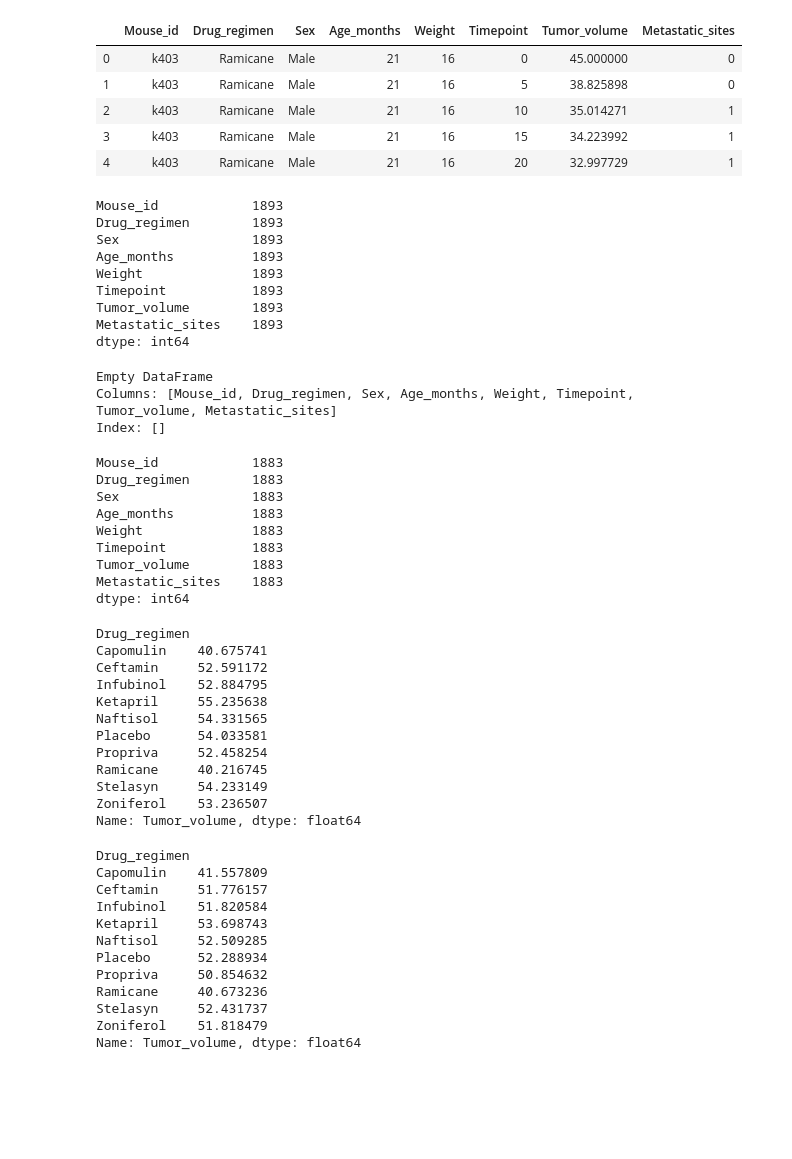
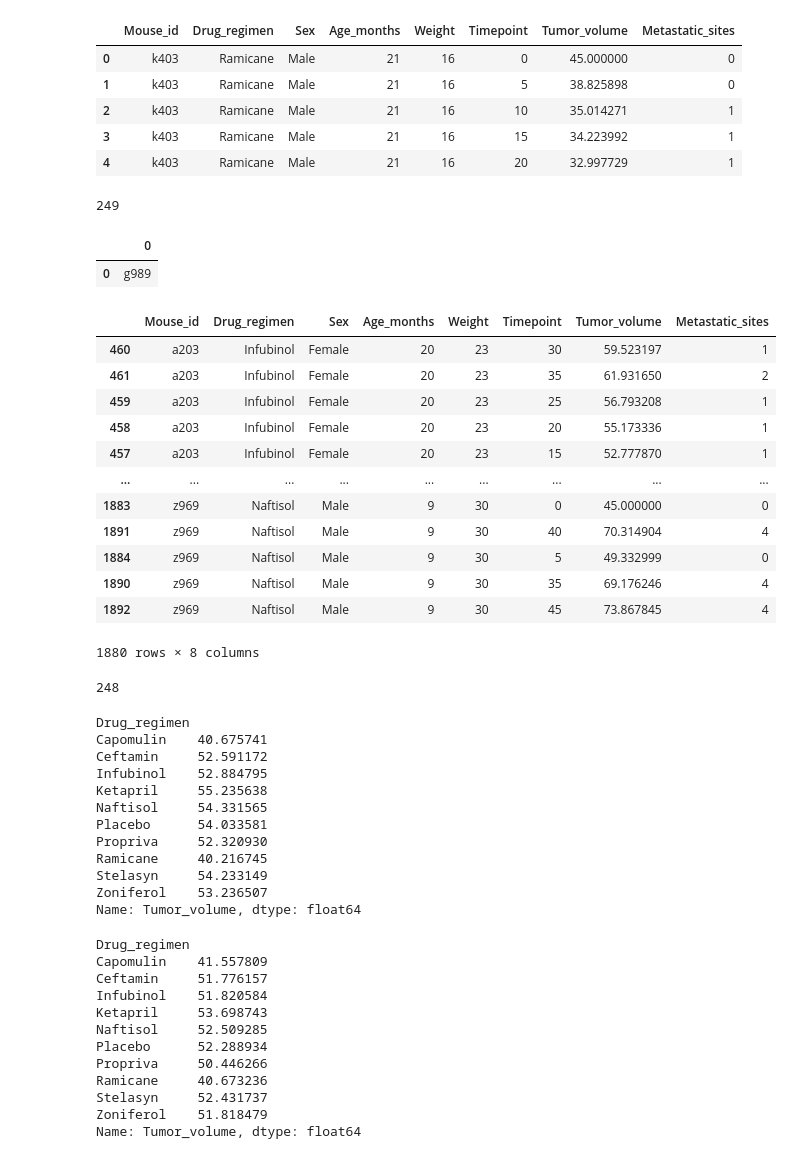
Before and after one commit to larunachalam10/Matplotlib-Challenge, a Jupyter notebook: Pymaceuticals.ipynb, the cells around one changed output. Drawn from its saved outputs; the diff is of its cells as text; code cells hidden in the pictures; blank space fills up the shorter version.

```diff
--- a/Pymaceuticals.ipynb
+++ b/Pymaceuticals.ipynb
@@ -71,48 +76,47 @@ mouse_study.head()
 | 4 | k403 | Ramicane | Male | 21 | 16 | 20 | 32.997729 | 1 |
 # %%
 #Check the number of mice
-mouse_study['Mouse_id'].count()
-mouse_study.count()
+mice=mouse_study['Mouse_id'].value_counts()
+number_mice=len(mice)
+number_mice
 # %% [output]
-Mouse_id            1893
-Drug_regimen        1893
-Sex                 1893
-Age_months          1893
-Weight              1893
-Timepoint           1893
-Tumor_volume        1893
-Metastatic_sites    1893
-dtype: int64
+249
-# %%
-#Other option to duplicate datas- datas for duplicate mouse id
-mouse_groupby=mouse_study.groupby(['Mouse_id', 'Timepoint'])["Mouse_id"].unique()
-mouse_study=mouse_study[mouse_study.duplicated(subset=['Mouse_id','Timepoint'],keep=False)]
-print(mouse_study)
-# %% [output]
-Empty DataFrame
-Columns: [Mouse_id, Drug_regimen, Sex, Age_months, Weight, Timepoint, Tumor_volume, Metastatic_sites]
-Index: []
 # %%
 # Getting the duplicate mice by ID number that shows up for Mouse ID and Timepoint.
-mouse_study.sort_values("Mouse_id",inplace=True)
-mouse_study.drop_duplicates(subset=["Mouse_id","Timepoint"], keep=False, inplace=True)
+duplicate_mice= mouse_study.loc[mouse_study.duplicated(subset=["Mouse_id", "Timepoint",]),'Mouse_id'].unique()
+duplicate_all_mice= pd.DataFrame(duplicate_mice)
+duplicate_all_mice
+# %% [output]
+|  | 0 |
+| 0 | g989 |
+# %%
+ # Create a clean DataFrame by dropping the duplicate mouse by its ID.
+clean_df= mouse_study[mouse_study["Mouse_id"].isin(duplicate_mice)==False]
+clean_df
+# %% [output]
+|  | Mouse_id | Drug_regimen | Sex | Age_months | Weight | Timepoint | Tumor_volume | Metastatic_sites |
+| 460 | a203 | Infubinol | Female | 20 | 23 | 30 | 59.523197 | 1 |
+| 461 | a203 | Infubinol | Female | 20 | 23 | 35 | 61.931650 | 2 |
+| 459 | a203 | Infubinol | Female | 20 | 23 | 25 | 56.793208 | 1 |
+| 458 | a203 | Infubinol | Female | 20 | 23 | 20 | 55.173336 | 1 |
+| 457 | a203 | Infubinol | Female | 20 | 23 | 15 | 52.777870 | 1 |
+| ... | ... | ... | ... | ... | ... | ... | ... | ... |
+| 1883 | z969 | Naftisol | Male | 9 | 30 | 0 | 45.000000 | 0 |
+| 1891 | z969 | Naftisol | Male | 9 | 30 | 40 | 70.314904 | 4 |
+| 1884 | z969 | Naftisol | Male | 9 | 30 | 5 | 49.332999 | 0 |
+| 1890 | z969 | Naftisol | Male | 9 | 30 | 35 | 69.176246 | 4 |
+| 1892 | z969 | Naftisol | Male | 9 | 30 | 45 | 73.867845 | 4 |
+1880 rows × 8 columns
 # %%
 #checking the number of mice is clean data
-mouse_study.count()
+clean_mice=clean_df["Mouse_id"].value_counts()
+clean_mice.count()
 # %% [output]
-Mouse_id            1883
-Drug_regimen        1883
-Sex                 1883
-Age_months          1883
-Weight              1883
-Timepoint           1883
-Tumor_volume        1883
-Metastatic_sites    1883
-dtype: int64
+248
 # %%
 #Summary Statistics
 #Mean data for tumor volume for each regimen
-mean_tumor_volume= mouse_study.groupby(["Drug_regimen"])["Tumor_volume"].mean()
+mean_tumor_volume= clean_df.groupby(["Drug_regimen"])["Tumor_volume"].mean()
 mean_tumor_volume
 # %% [output]
 Drug_regimen
@@ -122,14 +126,14 @@ Infubinol    52.884795
 Ketapril     55.235638
 Naftisol     54.331565
 Placebo      54.033581
-Propriva     52.458254
+Propriva     52.320930
 Ramicane     40.216745
 Stelasyn     54.233149
 Zoniferol    53.236507
 Name: Tumor_volume, dtype: float64
 # %%
 #Median data for tumor volume for each regimen
-median_tumor_volume= mouse_study.groupby(["Drug_regimen"])["Tumor_volume"].median()
+median_tumor_volume= clean_df.groupby(["Drug_regimen"])["Tumor_volume"].median()
 median_tumor_volume
 # %% [output]
 Drug_regimen
@@ -139,7 +143,7 @@ Infubinol    51.820584
 Ketapril     53.698743
 Naftisol     52.509285
 Placebo      52.288934
-Propriva     50.854632
+Propriva     50.446266
 Ramicane     40.673236
 Stelasyn     52.431737
 Zoniferol    51.818479
```
Also changed, not shown: parts of 25 cells of this notebook, 1 other file.
